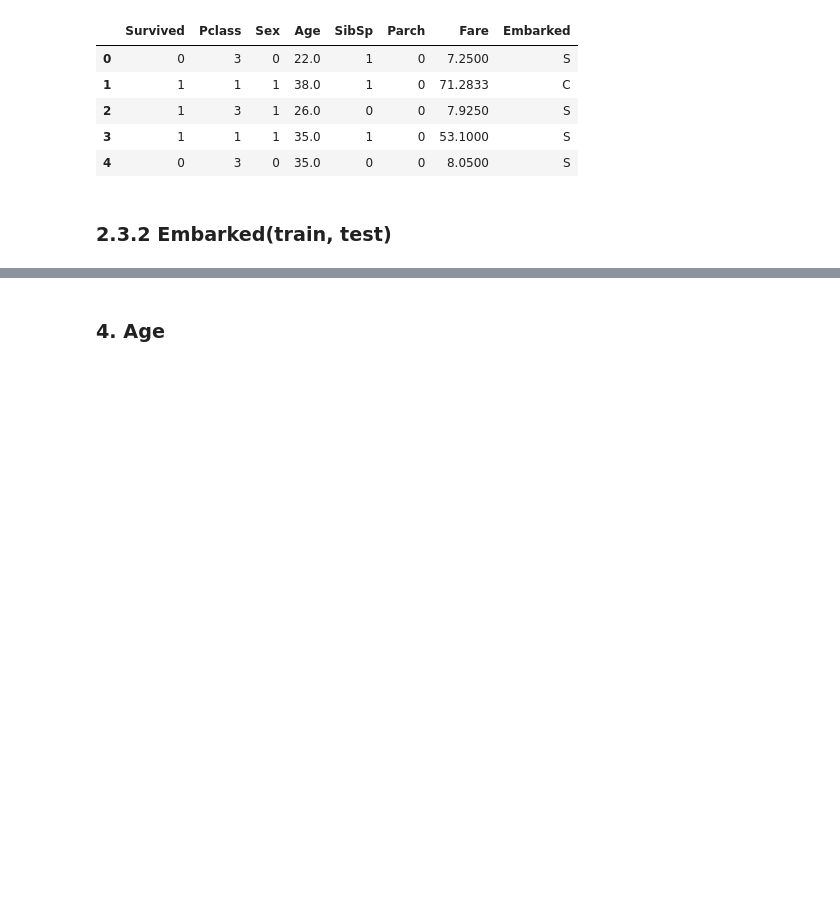
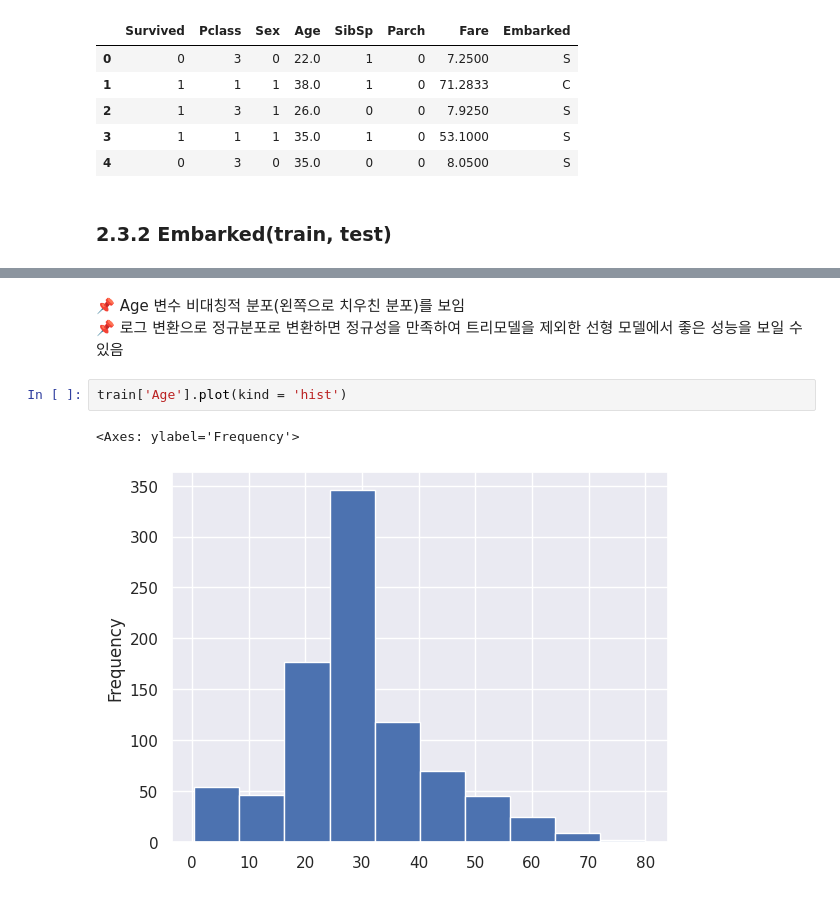
Before and after one commit to tntnu/Titanic, a Jupyter notebook: [개인프로젝트연습]_타이타닉생존자예측_2차제출.ipynb, the cells around one changed output, grey strips where cells are left out. Cells and saved outputs as stored; diff of their text form; blank space fills up the shorter version.

```diff
--- a/[개인프로젝트연습]_타이타닉생존자예측_2차제출.ipynb
+++ b/[개인프로젝트연습]_타이타닉생존자예측_2차제출.ipynb
@@ -597,5 +557,11 @@ WARNING:matplotlib.font_manager:findfont: Font family 'NanumBarunGothic' not fou
-# %% [markdown]
-### 4. Age
+# %% [markdown]
+📌 Age 변수 비대칭적 분포(왼쪽으로 치우친 분포)를 보임
+📌 로그 변환으로 정규분포로 변환하면 정규성을 만족하여 트리모델을 제외한 선형 모델에서 좋은 성능을 보일 수 있음
+# %%
+train['Age'].plot(kind = 'hist')
+# %% [output]
+<Axes: ylabel='Frequency'>
+[figure, added]
 # %%
 train['Age'].describe()
 # %% [output]
```
Also changed, not shown: parts of 154 cells of this notebook.
